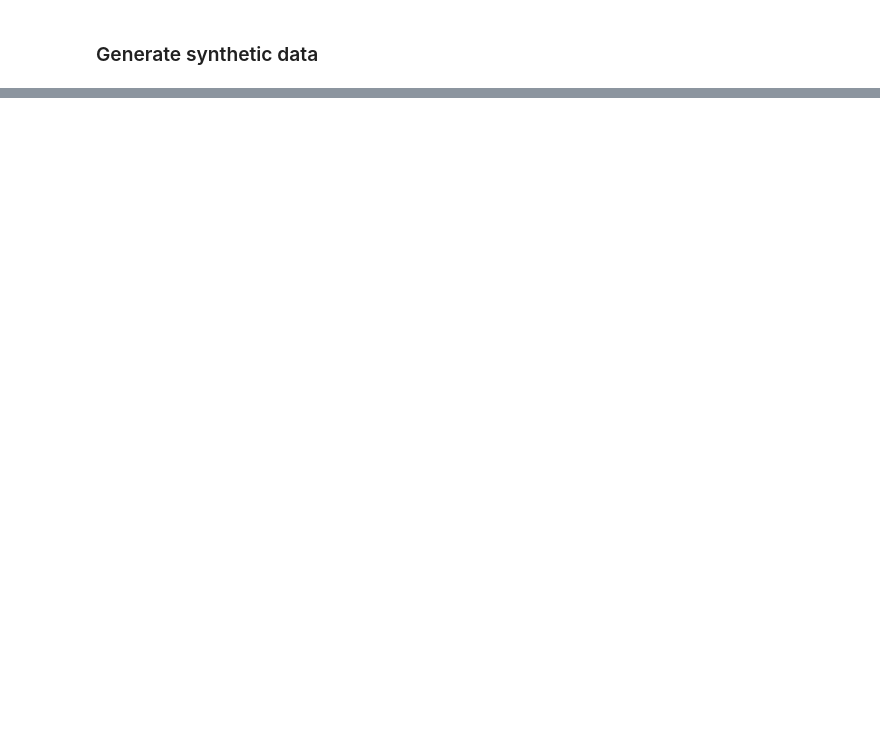
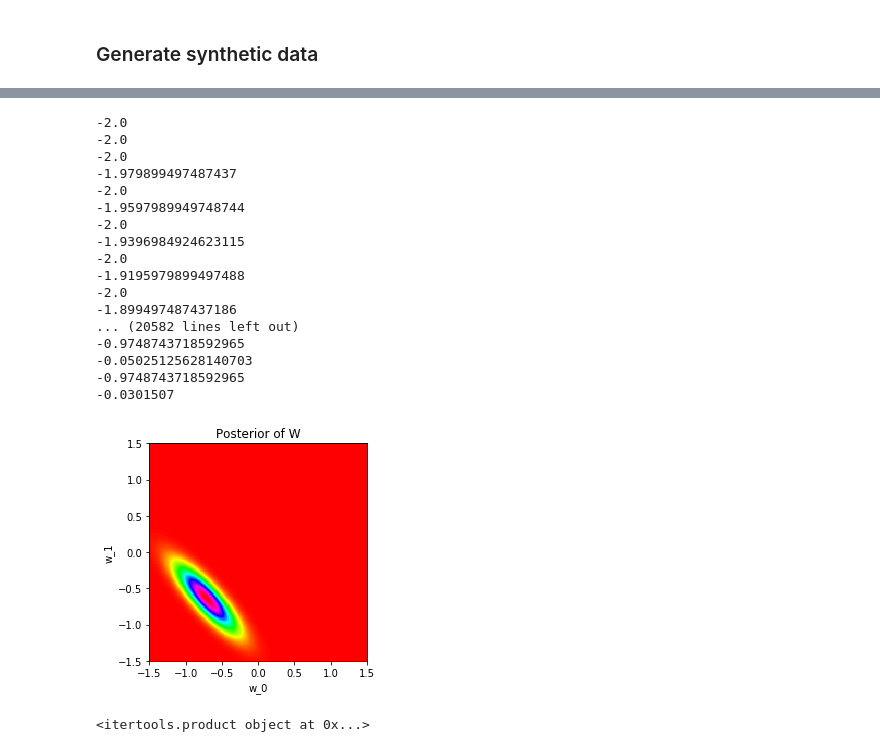
Before and after one commit to hkindbom/DD2434-Machine-Learning-Advanced, a Jupyter notebook: Assignment 1.ipynb, the cells around one changed output, grey strips where cells are left out. Saved outputs shown, nothing was run; the diff lists cells and outputs as text; code cells hidden in the pictures; blank space fills up the shorter version.

```diff
--- a/Assignment 1.ipynb
+++ b/Assignment 1.ipynb
@@ -26,0 +14,11 @@ x = [−1, −0.99, . . . , 0.99, 1] (14)
+# %%
+np.random.seed(10)
+N = 201 # number of samples
+eps_mu = 0
+eps_sigma = 0.2
+w_1 = 0.5
+w_0 = -1.5
+
+X_tot = np.linspace(-1.0,1.0, num=N)
+eps = np.random.normal(eps_mu, eps_sigma, N)
+T_tot = w_1*X_tot + w_0 + eps
@@ -26,0 +82,45 @@ x = [−1, −0.99, . . . , 0.99, 1] (14)
+# %%
+# 2. Picking a single data point (x,t) and visualising the posterior distribution over W.
+x_n = X_tot[10]
+t_n = T_tot[10]
+
+likelihood_mu = w_1*x_n + w_0
+likelihood_std = eps_sigma
+
+for i,(x,y) in enumerate(product(w_0_range,w_1_range)):
+    pos = np.hstack((x, y))
+    print(x)
+    print(y)
+
+    #posterior prop to likelihood times prior
+    Z[np.unravel_index(i, (N,M))] =  norm(x*x_n + y, likelihood_std).pdf(t_n)*multivariate_normal(prior_mu, prior_cov_mat).pdf(pos)
+im = plt.imshow(Z,cmap='hsv',extent=(-1.5, 1.5, -1.5, 1.5))
+ax = plt.gca()
+ax.grid(False)
+plt.title("Posterior of W")
+plt.xlabel('w_0')
+plt.ylabel('w_1')
+plt.show()
+# %% [output]
+-2.0
+-2.0
+-2.0
+-1.979899497487437
+-2.0
+-1.9597989949748744
+-2.0
+-1.9396984924623115
+-2.0
+-1.9195979899497488
+-2.0
+-1.899497487437186
+... (20582 lines left out)
+-0.9748743718592965
+-0.05025125628140703
+-0.9748743718592965
+-0.0301507
+[figure, added]
+# %%
+product([1,2,3],[1,2,3])
+# %% [output]
+<itertools.product object at 0x...>
```
Also changed, not shown: parts of 7 cells of this notebook.
